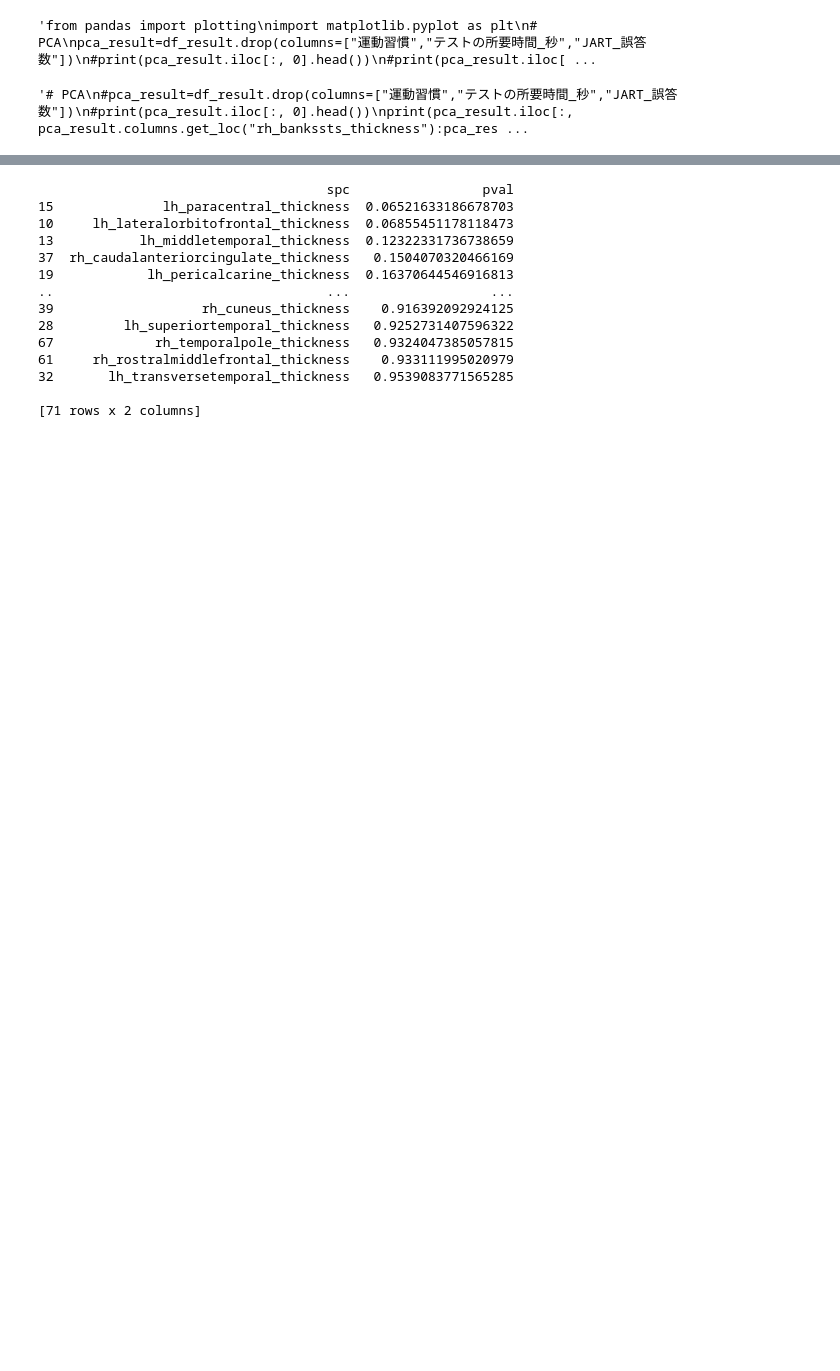
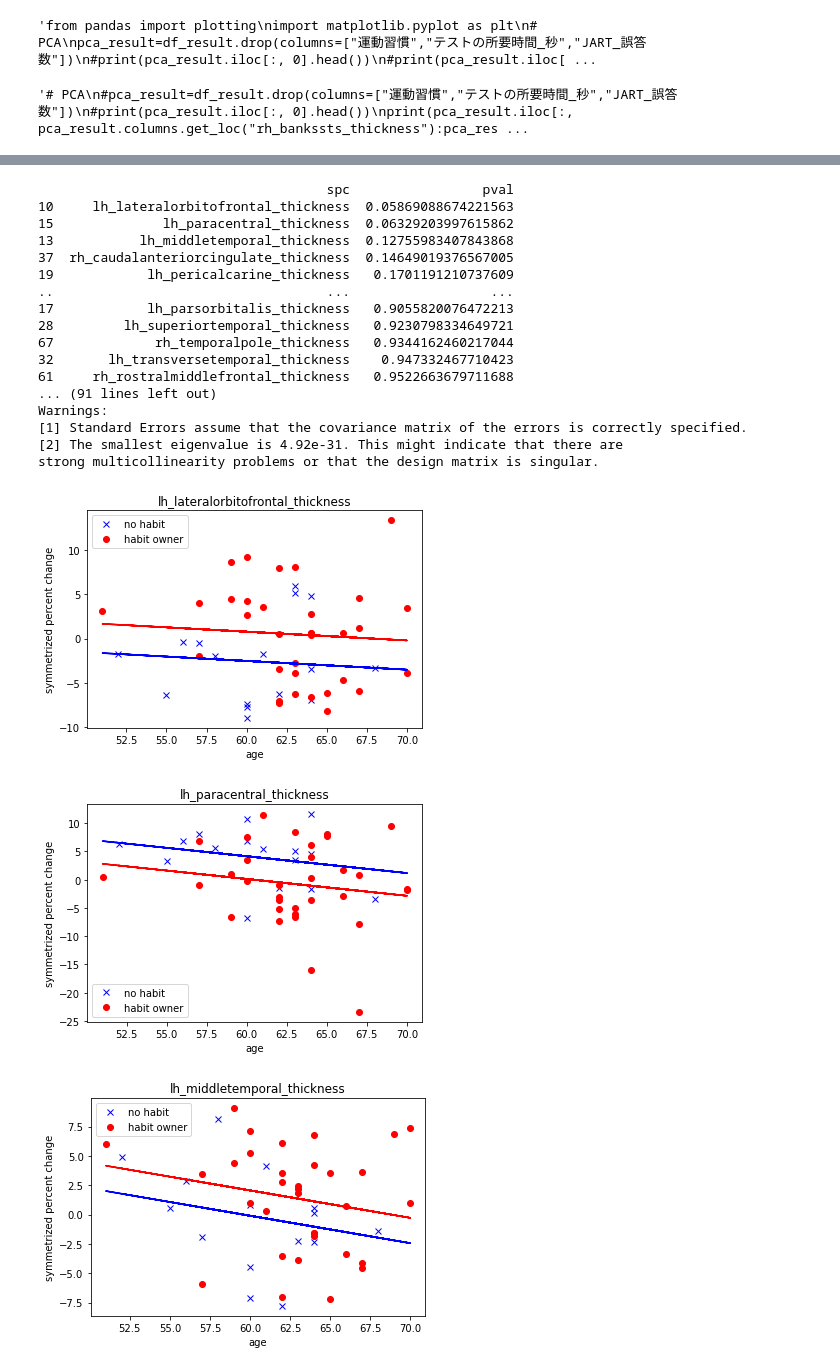
Before and after one commit to s1613134/tr_accel, a Jupyter notebook: spc2df.ipynb, the cells around one changed output, grey strips where cells are left out. Drawn from its saved outputs; the diff is of its cells as text; code cells hidden in the pictures; blank space fills up the shorter version.

```diff
--- a/spc2df.ipynb
+++ b/spc2df.ipynb
@@ -184,30 +219,66 @@ plt.savefig(IMPACT_CWD+'figure.png')
 # %%
 from statsmodels.formula.api import ols
-
+#
+# f-test
+#
 df_result['n運動習慣'] = 0
 df_result.loc[(df_result['運動習慣'] == 0),'n運動習慣'] = 1
 
 ftest_result_df = pd.DataFrame(index=[], columns=['spc', 'pval'])
 for ii in range(df_result.columns.get_loc('lh_bankssts_thickness'),df_result.columns.get_loc('rh_MeanThickness_thickness')+1):
     ftest_A=df_result.loc[:,['年齢_bl','運動習慣','n運動習慣',df_result.columns[ii]]]
     #print(ftest_A.head())
     model=ols(df_result.columns[ii]+' ~ 運動習慣 + n運動習慣 + 年齢_bl', ftest_A).fit()
     #print(model.summary())
     ftest_result=model.f_test([0, 1, -1, 0])
     ftest_result_df=ftest_result_df.append(pd.DataFrame([[df_result.columns[ii],ftest_result.pvalue]], columns=ttest_result_df.columns),ignore_index=True)
 print(ftest_result_df.sort_values('pval'))
+
+for jj in range(3):
+    minspcname=ftest_result_df.sort_values('pval')['spc'].reset_index(drop=True)[jj]
+    #print(minspcname)
+    ftest_A=df_result.loc[:,['年齢_bl','運動習慣','n運動習慣',minspcname]]
+    model=ols(minspcname+' ~ 運動習慣 + n運動習慣 + 年齢_bl', ftest_A).fit()
+    """
+    ftest_A=df_result.loc[:,['n運動習慣','運動習慣','n年齢_bl','e年齢_bl',minspcname]]
+    model=ols(minspcname+' ~ n運動習慣 + 運動習慣 + n年齢_bl + e年齢_bl', ftest_A).fit()
+    """
+    print("")
+    print(minspcname)
+    print(model.summary())
+
+    #plot
+    ftest_B=df_result.loc[(df_result['運動習慣'] == 0),['年齢_bl',minspcname]]
+    ftest_C=df_result.loc[(df_result['運動習慣'] == 1),['年齢_bl',minspcname]]
+    plt.figure()
+    plt.plot(ftest_B['年齢_bl'],ftest_B[minspcname], color="b", label="no habit",marker="x", linestyle='None')
+    plt.plot(ftest_C['年齢_bl'],ftest_C[minspcname], color="r", label="habit owner",marker="o", linestyle='None')
+    #print(model.params["Intercept"])
+    plt.plot(df_result['年齢_bl'],model.params["Intercept"]+model.params["n運動習慣"]+df_result['年齢_bl']*model.params["年齢_bl"], color="b")
+    plt.plot(df_result['年齢_bl'],model.params["Intercept"]+model.params["運動習慣"]+df_result['年齢_bl']*model.params["年齢_bl"], color="r")
+    plt.title(minspcname)
+    plt.ylabel("symmetrized percent change")
+    plt.xlabel("age")
+    plt.legend()
+    plt.savefig(IMPACT_CWD+"g2_ftest_corr_figure_"+str(jj+1)+".png")
 # %% [output]
                                      spc                 pval
-15              lh_paracentral_thickness  0.06521633186678703
-10     lh_lateralorbitofrontal_thickness  0.06855451178118473
-13           lh_middletemporal_thickness  0.12322331736738659
-37  rh_caudalanteriorcingulate_thickness   0.1504070320466169
-19            lh_pericalcarine_thickness  0.16370644546916813
+10     lh_lateralorbitofrontal_thickness  0.05869088674221563
+15              lh_paracentral_thickness  0.06329203997615862
+13           lh_middletemporal_thickness  0.12755983407843868
+37  rh_caudalanteriorcingulate_thickness  0.14649019376567005
+19            lh_pericalcarine_thickness   0.1701191210737609
 ..                                   ...                  ...
-39                   rh_cuneus_thickness    0.916392092924125
-28         lh_superiortemporal_thickness   0.9252731407596322
-67             rh_temporalpole_thickness   0.9324047385057815
-61     rh_rostralmiddlefrontal_thickness    0.933111995020979
-32       lh_transversetemporal_thickness   0.9539083771565285
-
-[71 rows x 2 columns]
+17            lh_parsorbitalis_thickness   0.9055820076472213
+28         lh_superiortemporal_thickness   0.9230798334649721
+67             rh_temporalpole_thickness   0.9344162460217044
+32       lh_transversetemporal_thickness    0.947332467710423
+61     rh_rostralmiddlefrontal_thickness   0.9522663679711688
+... (91 lines left out)
+Warnings:
+[1] Standard Errors assume that the covariance matrix of the errors is correctly specified.
+[2] The smallest eigenvalue is 4.92e-31. This might indicate that there are
+strong multicollinearity problems or that the design matrix is singular.
+[figure, added]
+[figure, added]
+[figure, added]
```
Also changed, not shown: parts of 15 cells of this notebook.
